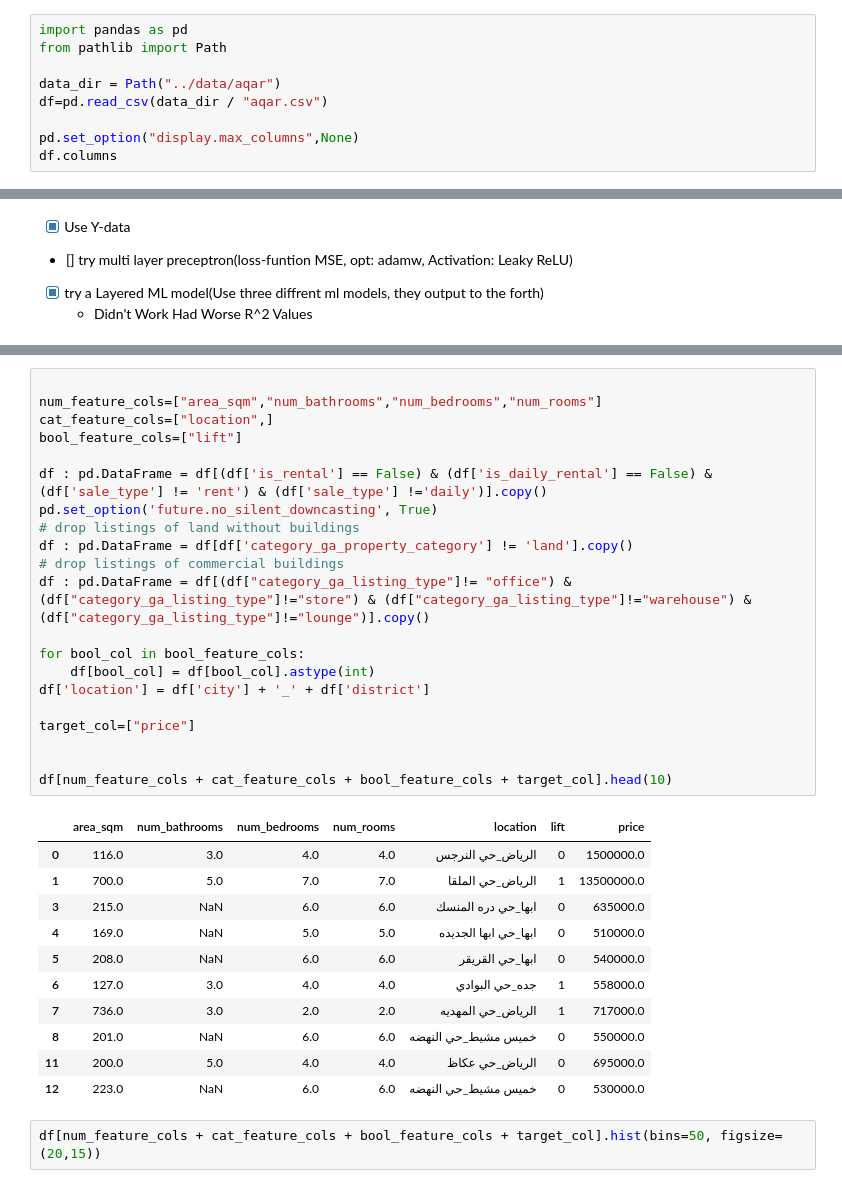
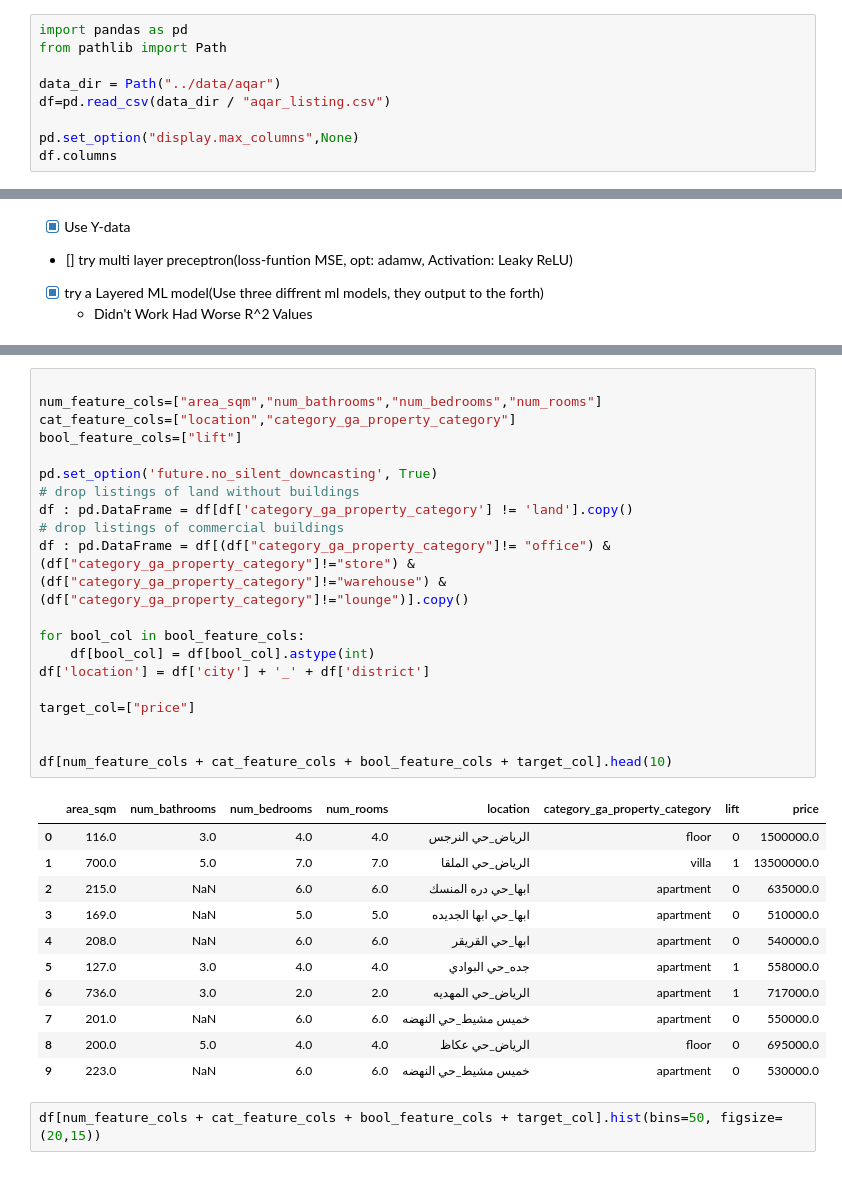
Before and after one commit to AFAskar/Machine-Learning-W3, a Jupyter notebook: notebooks/aqar.ipynb, the cells around one changed output, grey strips where cells are left out. Cells and saved outputs as stored; diff of their text form.

```diff
--- a/notebooks/aqar.ipynb
+++ b/notebooks/aqar.ipynb
@@ -3,7 +3,7 @@ import pandas as pd
 from pathlib import Path
 
 data_dir = Path("../data/aqar")
-df=pd.read_csv(data_dir / "aqar.csv")
+df=pd.read_csv(data_dir / "aqar_listing.csv")
 
 pd.set_option("display.max_columns",None)
 df.columns
@@ -57,36 +57,35 @@ array([[<Axes: title={'center': 'id'}>,
 # %%
 
 num_feature_cols=["area_sqm","num_bathrooms","num_bedrooms","num_rooms"]
-cat_feature_cols=["location",]
+cat_feature_cols=["location","category_ga_property_category"]
 bool_feature_cols=["lift"]
 
-df : pd.DataFrame = df[(df['is_rental'] == False) & (df['is_daily_rental'] == False) & (df['sale_type'] != 'rent') & (df['sale_type'] !='daily')].copy()
 pd.set_option('future.no_silent_downcasting', True)
 # drop listings of land without buildings
 df : pd.DataFrame = df[df['category_ga_property_category'] != 'land'].copy()
 # drop listings of commercial buildings
-df : pd.DataFrame = df[(df["category_ga_listing_type"]!= "office") & (df["category_ga_listing_type"]!="store") & (df["category_ga_listing_type"]!="warehouse") & (df["category_ga_listing_type"]!="lounge")].copy()
+df : pd.DataFrame = df[(df["category_ga_property_category"]!= "office") & (df["category_ga_property_category"]!="store") & (df["category_ga_property_category"]!="warehouse") & (df["category_ga_property_category"]!="lounge")].copy()
 
 for bool_col in bool_feature_cols:
     df[bool_col] = df[bool_col].astype(int)
 df['location'] = df['city'] + '_' + df['district']
 
 target_col=["price"]
 
 
 df[num_feature_cols + cat_feature_cols + bool_feature_cols + target_col].head(10)
 # %% [output]
-|  | area_sqm | num_bathrooms | num_bedrooms | num_rooms | location | lift | price |
-| 0 | 116.0 | 3.0 | 4.0 | 4.0 | الرياض_حي النرجس | 0 | 1500000.0 |
-| 1 | 700.0 | 5.0 | 7.0 | 7.0 | الرياض_حي الملقا | 1 | 13500000.0 |
-| 3 | 215.0 | NaN | 6.0 | 6.0 | ابها_حي دره المنسك | 0 | 635000.0 |
-| 4 | 169.0 | NaN | 5.0 | 5.0 | ابها_حي ابها الجديده | 0 | 510000.0 |
-| 5 | 208.0 | NaN | 6.0 | 6.0 | ابها_حي القريقر | 0 | 540000.0 |
-| 6 | 127.0 | 3.0 | 4.0 | 4.0 | جده_حي البوادي | 1 | 558000.0 |
-| 7 | 736.0 | 3.0 | 2.0 | 2.0 | الرياض_حي المهديه | 1 | 717000.0 |
-| 8 | 201.0 | NaN | 6.0 | 6.0 | خميس مشيط_حي النهضه | 0 | 550000.0 |
-| 11 | 200.0 | 5.0 | 4.0 | 4.0 | الرياض_حي عكاظ | 0 | 695000.0 |
-| 12 | 223.0 | NaN | 6.0 | 6.0 | خميس مشيط_حي النهضه | 0 | 530000.0 |
+|  | area_sqm | num_bathrooms | num_bedrooms | num_rooms | location | category_ga_property_category | lift | price |
+| 0 | 116.0 | 3.0 | 4.0 | 4.0 | الرياض_حي النرجس | floor | 0 | 1500000.0 |
+| 1 | 700.0 | 5.0 | 7.0 | 7.0 | الرياض_حي الملقا | villa | 1 | 13500000.0 |
+| 2 | 215.0 | NaN | 6.0 | 6.0 | ابها_حي دره المنسك | apartment | 0 | 635000.0 |
+| 3 | 169.0 | NaN | 5.0 | 5.0 | ابها_حي ابها الجديده | apartment | 0 | 510000.0 |
+| 4 | 208.0 | NaN | 6.0 | 6.0 | ابها_حي القريقر | apartment | 0 | 540000.0 |
+| 5 | 127.0 | 3.0 | 4.0 | 4.0 | جده_حي البوادي | apartment | 1 | 558000.0 |
+| 6 | 736.0 | 3.0 | 2.0 | 2.0 | الرياض_حي المهديه | apartment | 1 | 717000.0 |
+| 7 | 201.0 | NaN | 6.0 | 6.0 | خميس مشيط_حي النهضه | apartment | 0 | 550000.0 |
+| 8 | 200.0 | 5.0 | 4.0 | 4.0 | الرياض_حي عكاظ | floor | 0 | 695000.0 |
+| 9 | 223.0 | NaN | 6.0 | 6.0 | خميس مشيط_حي النهضه | apartment | 0 | 530000.0 |
 # %%
 df[num_feature_cols + cat_feature_cols + bool_feature_cols + target_col].hist(bins=50, figsize=(20,15))
 # %% [output]
```
Also changed, not shown: parts of 5 cells of this notebook, 3 other files.
